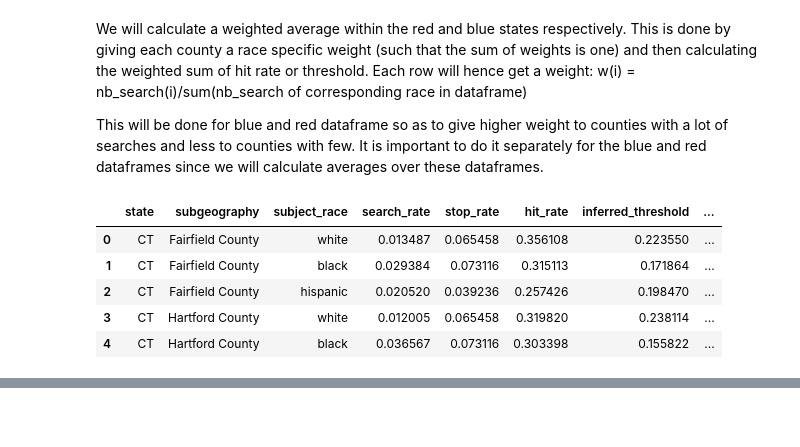
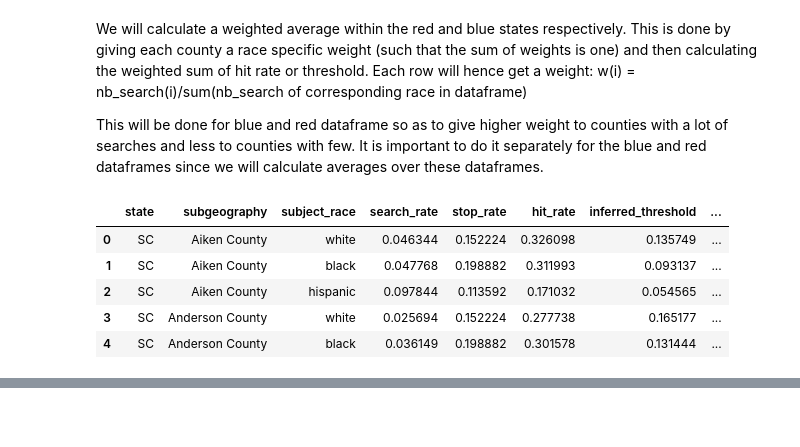
Before and after one commit to epfl-ada/ada-2020-project-milestone-p3-p3_halouma, a Jupyter notebook: extension.ipynb, the cells around one changed output, grey strips where cells are left out. Cells and saved outputs as stored; diff of their text form; code cells hidden in the pictures.

```diff
--- a/extension.ipynb
+++ b/extension.ipynb
@@ -377,15 +349,17 @@ blue['hit_rate_weighted_normalized'] = blue.hit_rate_normalized*blue.weight
 blue['threshold_weighted_normalized'] = blue.threshold_normalized*blue.weight
 red['hit_rate_weighted_normalized'] = red.hit_rate_normalized*red.weight
 red['threshold_weighted_normalized'] = red.threshold_normalized*red.weight
-# %%
-blue.head()
-# %% [output]
-|  | state | subgeography | subject_race | search_rate | stop_rate | hit_rate | inferred_threshold | ... |
-| 0 | CT | Fairfield County | white | 0.013487 | 0.065458 | 0.356108 | 0.223550 | ... |
-| 1 | CT | Fairfield County | black | 0.029384 | 0.073116 | 0.315113 | 0.171864 | ... |
-| 2 | CT | Fairfield County | hispanic | 0.020520 | 0.039236 | 0.257426 | 0.198470 | ... |
-| 3 | CT | Hartford County | white | 0.012005 | 0.065458 | 0.319820 | 0.238114 | ... |
-| 4 | CT | Hartford County | black | 0.036567 | 0.073116 | 0.303398 | 0.155822 | ... |
+# %%
+#Creation of a useful dataframe with both red and blue stated informations.
+df_model = pd.concat([red, blue])
+df_model.head()
+# %% [output]
+|  | state | subgeography | subject_race | search_rate | stop_rate | hit_rate | inferred_threshold | ... |
+| 0 | SC | Aiken County | white | 0.046344 | 0.152224 | 0.326098 | 0.135749 | ... |
+| 1 | SC | Aiken County | black | 0.047768 | 0.198882 | 0.311993 | 0.093137 | ... |
+| 2 | SC | Aiken County | hispanic | 0.097844 | 0.113592 | 0.171032 | 0.054565 | ... |
+| 3 | SC | Anderson County | white | 0.025694 | 0.152224 | 0.277738 | 0.165177 | ... |
+| 4 | SC | Anderson County | black | 0.036149 | 0.198882 | 0.301578 | 0.131444 | ... |
 # %%
 # function to plot the bar plots nicely
 def plot_bar(method, data, params, ylab):
```
Also changed, not shown: parts of 69 cells of this notebook.
